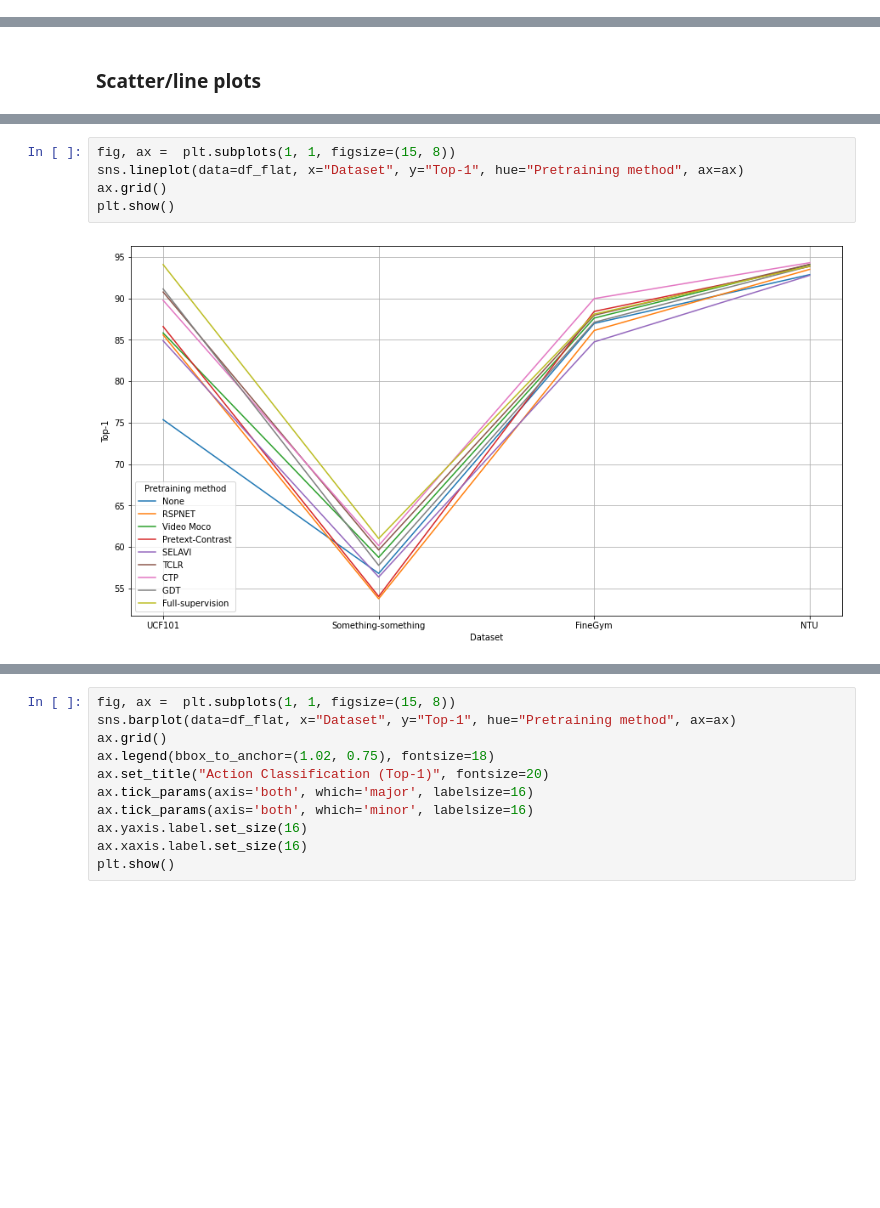
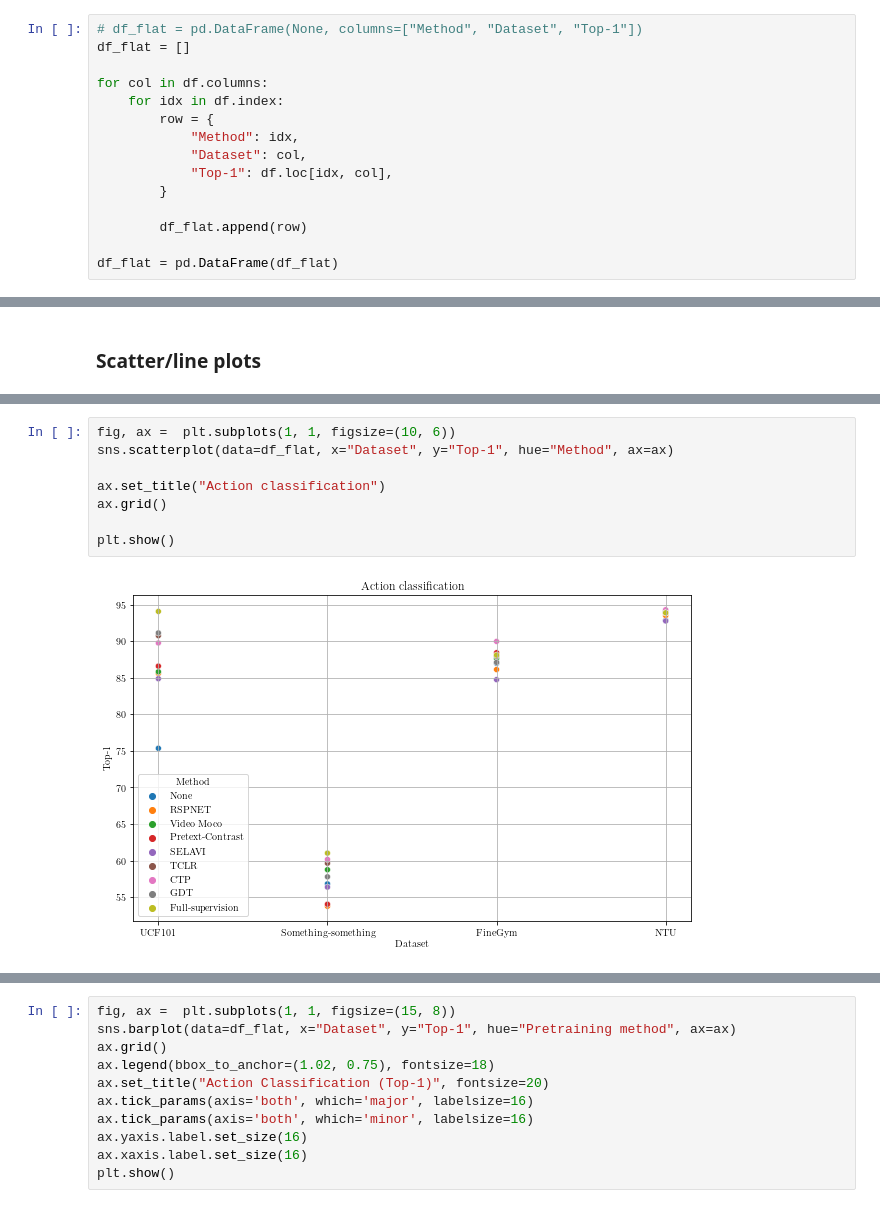
Before and after one commit to bpiyush/ViDA-SSL, a Jupyter notebook: misc/plotting/action_classification_results.ipynb, the cells around one changed output, grey strips where cells are left out. Drawn from its saved outputs; the diff is of its cells as text; blank space fills up the shorter version.

```diff
--- a/misc/plotting/action_classification_results.ipynb
+++ b/misc/plotting/action_classification_results.ipynb
@@ -20,6 +20,21 @@ df = pd.read_csv(csv_path, index_col=0)
 for col in df.columns:
     df[col] = df[col].apply(lambda x: x.replace(u'\u200b', ''))
     df[col] = df[col].astype(float)
+# %%
+# df_flat = pd.DataFrame(None, columns=["Method", "Dataset", "Top-1"])
+df_flat = []
+
+for col in df.columns:
+    for idx in df.index:
+        row = {
+            "Method": idx,
+            "Dataset": col,
+            "Top-1": df.loc[idx, col],
+        }
+
+        df_flat.append(row)
+
+df_flat = pd.DataFrame(df_flat)
 # %%
 index = df.index
 index = [x.replace(u'\u200b', '').strip() for x in index]
@@ -143,12 +163,15 @@ FineGym                1.709376
 NTU                    0.283724
 dtype: float64
 # %%
-fig, ax =  plt.subplots(1, 1, figsize=(15, 8))
-sns.lineplot(data=df_flat, x="Dataset", y="Top-1", hue="Pretraining method", ax=ax)
+fig, ax =  plt.subplots(1, 1, figsize=(10, 6))
+sns.scatterplot(data=df_flat, x="Dataset", y="Top-1", hue="Method", ax=ax)
+
+ax.set_title("Action classification")
 ax.grid()
+
 plt.show()
 # %% [output]
-[figure, old version]
+[figure, new version]
 # %%
 for col in df.columns:
     df[col] = df[col].apply(lambda x: x.replace(u'\u200b', '')).astype(float)
```
Also changed, not shown: parts of 16 cells of this notebook, 11 other files.
